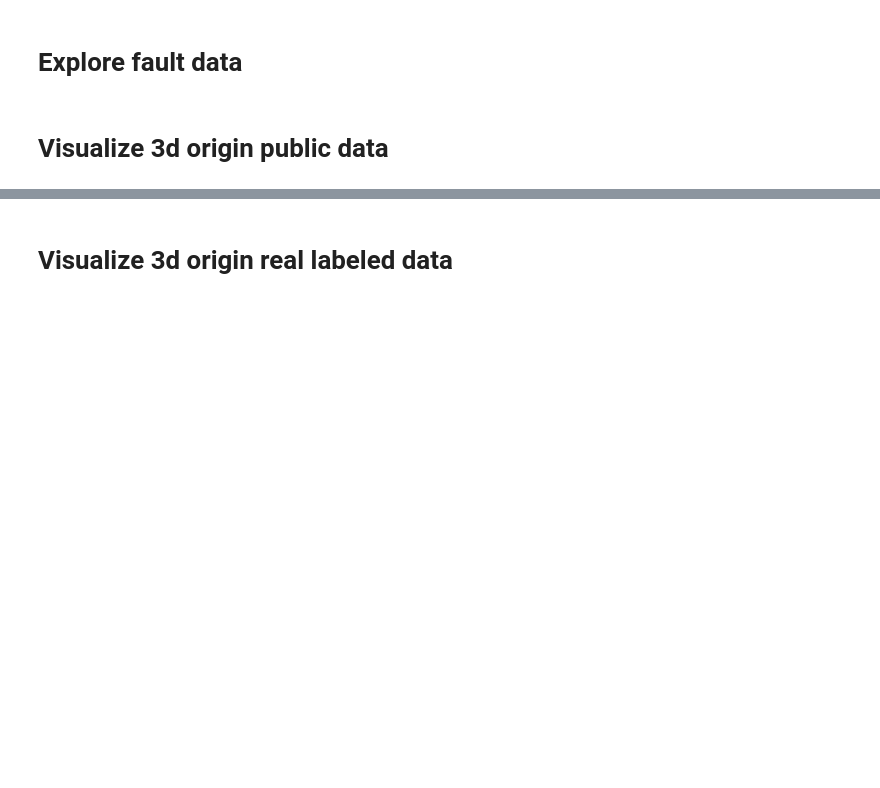
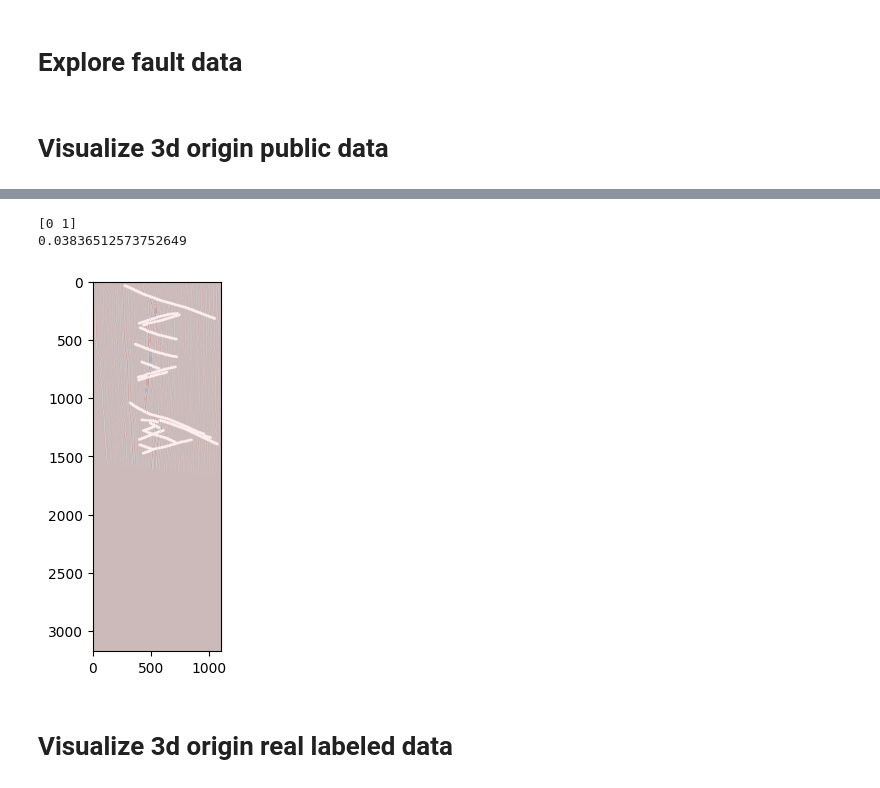
Before and after one commit to Kinlyran/Fault_Recong_zzr, a Jupyter notebook: data_explore.ipynb, the cells around one changed output, grey strips where cells are left out. Drawn from its saved outputs; the diff is of its cells as text; code cells hidden in the pictures; blank space fills up the shorter version.

```diff
--- a/data_explore.ipynb
+++ b/data_explore.ipynb
@@ -25,3 +27,16 @@ plt.show()
+# %%
+plt.imshow(ori_seis[slice_id,:,400:1500], cmap='seismic')
+dilate_label = cv2.dilate(ori_label[slice_id,:,400:1500], kernel=np.ones((3,3), dtype=np.uint8), iterations=5)
+print(np.unique(dilate_label))
+print(np.mean(dilate_label))
+plt.imshow(dilate_label, cmap='gray', alpha=0.2)
+# fig.axes.xaxis.set_visible(False)
+# fig.axes.yaxis.set_visible(False)
+plt.show()
+# %% [output]
+[0 1]
+0.03836512573752649
+[figure, added]
 # %% [markdown]
 # Visualize 3d origin real labeled data
 # %%
```
Also changed, not shown: parts of 1 cell of this notebook, 2 other files.
